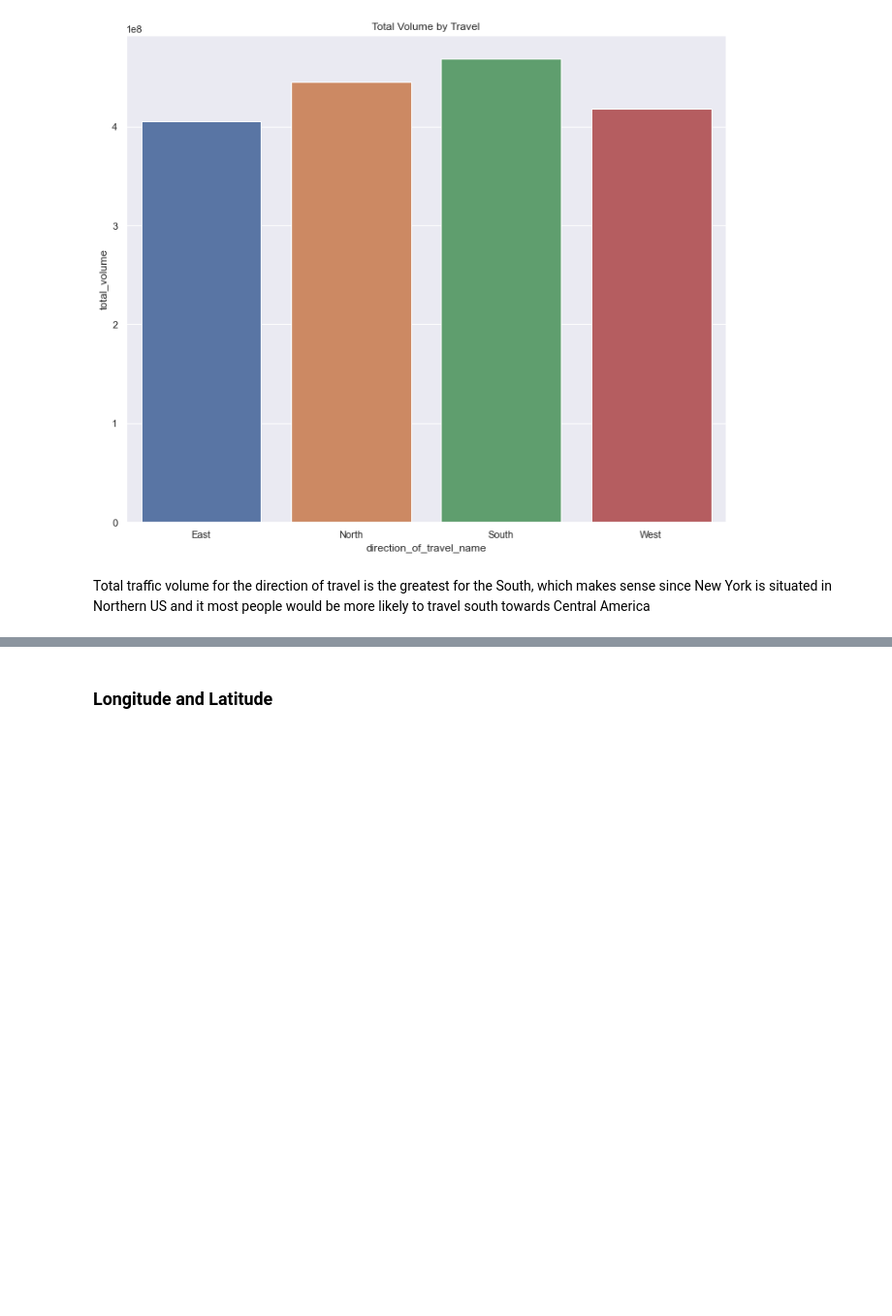
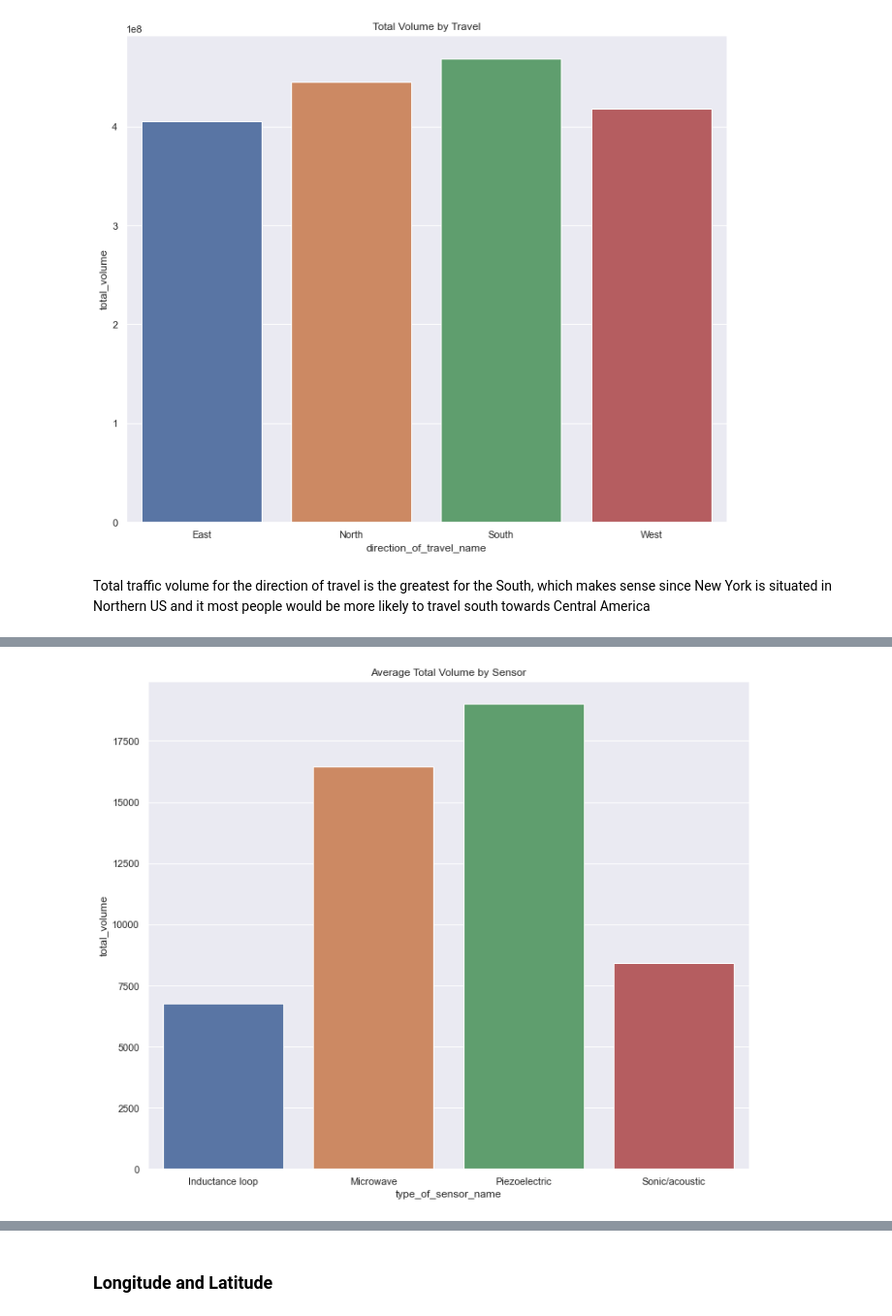
Before and after one commit to Daryl-PSH/us_traffic, a Jupyter notebook: notebooks/EDA.ipynb, the cells around one changed output, grey strips where cells are left out. Shown at 97% size. Drawn from its saved outputs; the diff is of its cells as text; code cells hidden in the pictures; blank space fills up the shorter version.

```diff
--- a/notebooks/EDA.ipynb
+++ b/notebooks/EDA.ipynb
@@ -239,0 +256,10 @@ Total traffic volume for the direction of travel is the greatest for the South,
+# %%
+sensor_groupby = combined_df.groupby("type_of_sensor_name").mean().reset_index()
+# %%
+plot_dims = (12, 10)
+fig, ax= plt.subplots(figsize=plot_dims)
+plt.title("Average Total Volume by Sensor")
+sns.barplot(x="type_of_sensor_name", y="total_volume", data=sensor_groupby)
+plt.show()
+# %% [output]
+[figure, added]
```
Also changed, not shown: parts of 16 cells of this notebook.
